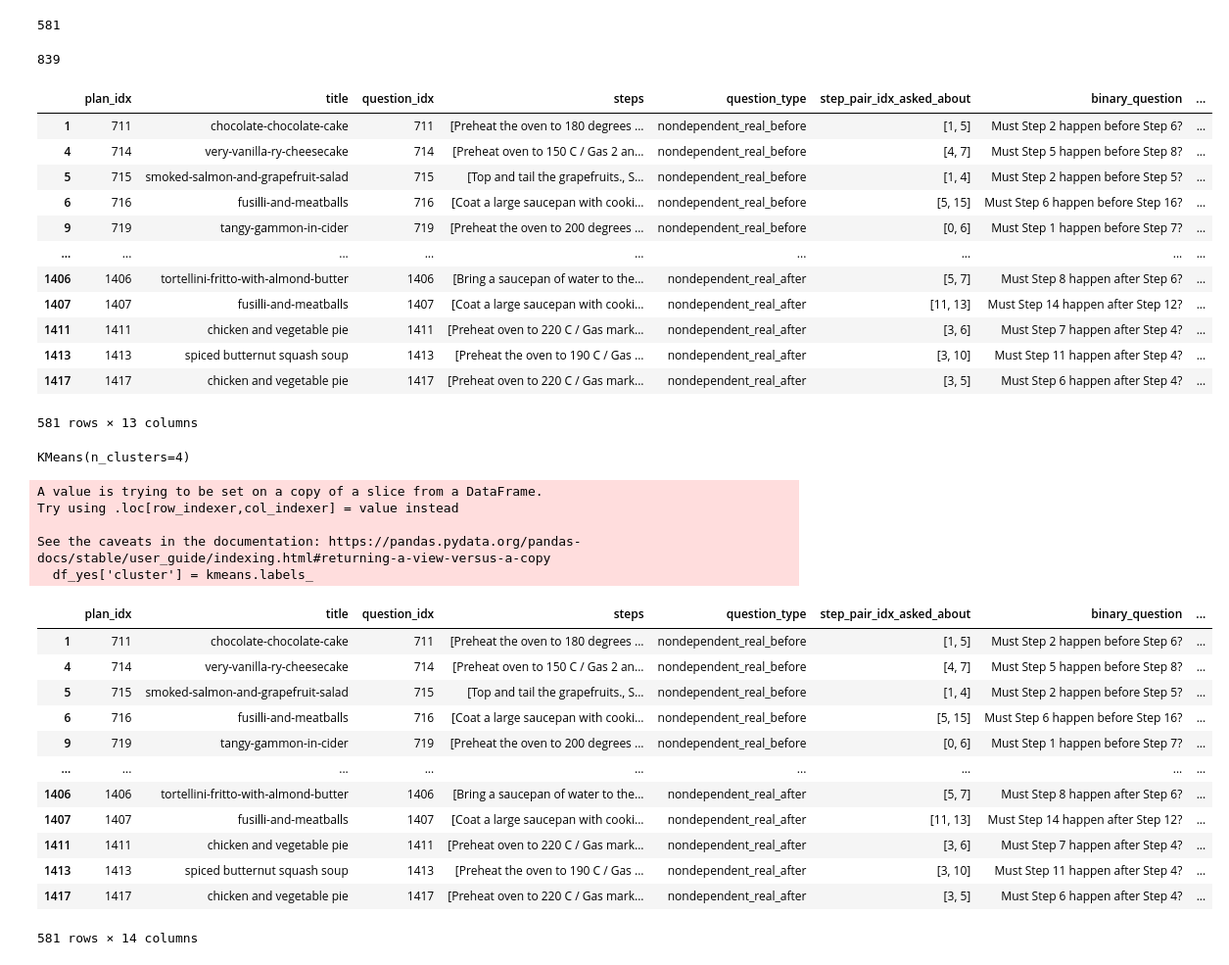
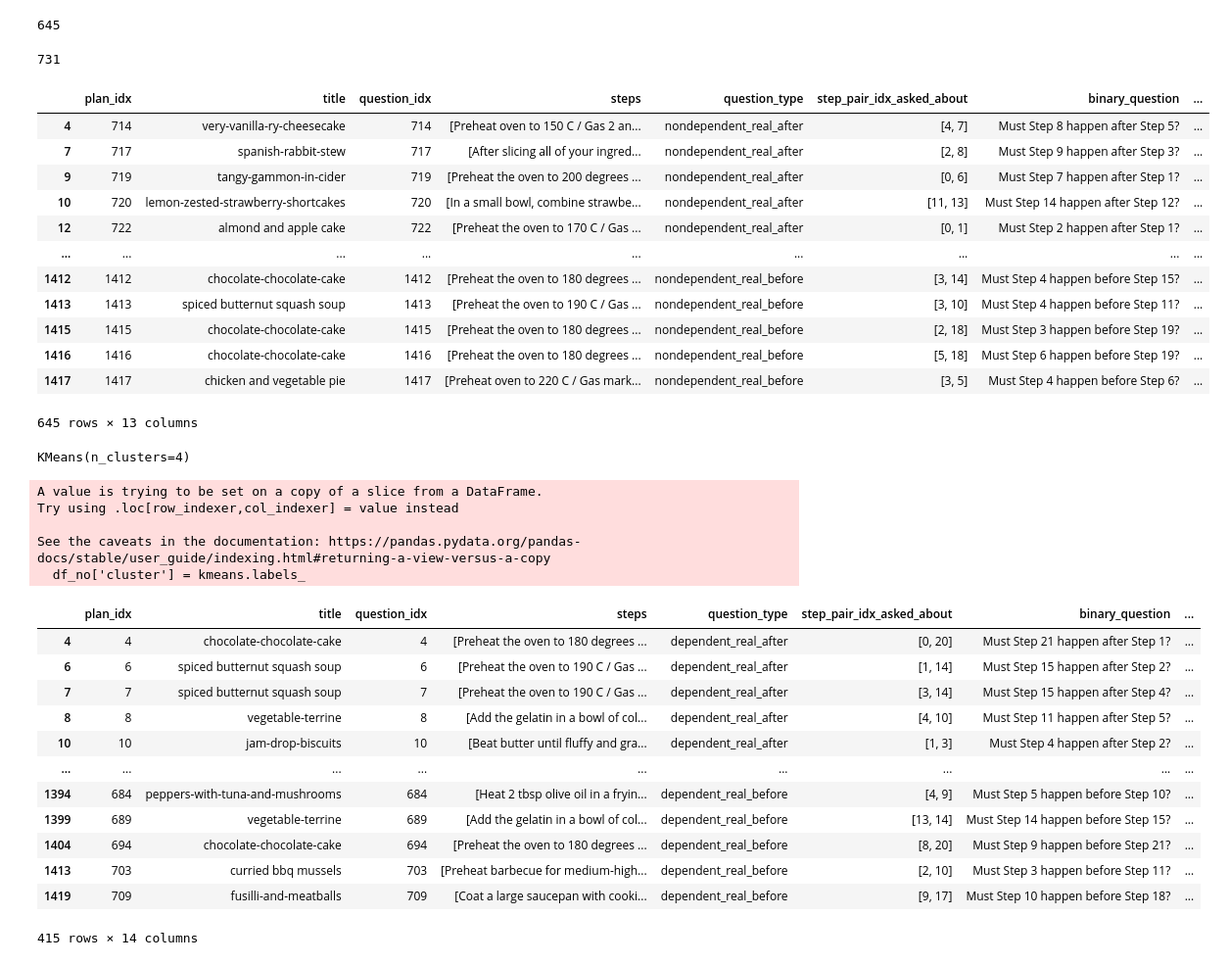
Before and after one commit to delkhosh20/CaT-Bench, a Jupyter notebook: phase2/main.ipynb, the cells around one changed output. Shown at 98% size. Cells and saved outputs as stored; diff of their text form; code cells hidden in the pictures.

Commit message:
change: clean gemini-1.5-pro-latest

````diff
--- a/phase2/main.ipynb
+++ b/phase2/main.ipynb
@@ -6,7 +6,7 @@ import os
 import glob
 
 # Base directory containing all folders
-base_directory = "./generated_answers/gpt-4-turbo-2024-04-09/test_must_why"
+base_directory = "./generated_answers/gemini-1.5-pro-latest/test_must_why"
 
 # Use glob to find all JSONL files recursively
 jsonl_files = glob.glob(os.path.join(base_directory, "**", "*.jsonl"), recursive=True)
@@ -15,7 +15,7 @@ jsonl_files = glob.glob(os.path.join(base_directory, "**", "*.jsonl"), recursive
 #print(jsonl_files)
 # %%
 # List of JSONL files
-files = [['dependent_real_after_basic_binary_explain.jsonl', 'dependent_real_before_basic_binary_explain.jsonl'], ['nondependent_real_after_basic_binary_explain.jsonl', 'nondependent_real_before_basic_binary_explain.jsonl']]
+files = [['dependent_real_after_basic_binary_explain.jsonl', 'dependent_real_before_basic_binary_explain.jsonl'], ['nondependent_real_after_basic_binary_explain_nl.jsonl', 'nondependent_real_before_basic_binary_explain_nl.jsonl']]
 files_to_use = files[1]
 # %%
 #Filter the list of found files based on your selection
@@ -57,15 +61,16 @@ import ast
 def clean_model_answer(text):
     try:
         # Remove newline characters and extra backslashes
-        text = text.replace('\n', '').replace('\\', '').replace("json", "").strip("```")
+        #text = text.replace('\n', '').replace('\\', '').replace("json", "").strip("```")
         # Ensure the JSON string is properly closed
-        if not text.endswith('}'):
-            text += '}'
+        #if not text.endswith('}'):
+        #    text += '}'
         # Parse the string as JSON
-        data = json.loads(text)
+        #data = json.loads(text)
         # Extract the 'binary_answer' and 'why_answer'
-        binary_answer = data.get('binary_answer', '')
-        why_answer = data.get('why_answer', '')
+        data = text.split("\n", 1)
+        binary_answer = data[0].replace('Answer 1: ', '')
+        why_answer = data[1].replace('Answer 2: ', '').replace('\n', '')
         return pd.Series([binary_answer, why_answer])
     except json.JSONDecodeError as e:
         print(f"JSON parsing error: {e}")
@@ -121,29 +126,29 @@ num_no = counts['no']
 # %%
 num_yes
 # %% [output]
-581
+645
 # %%
 num_no
 # %% [output]
-839
+731
 # %%
 df_yes = df_copy[df_copy['binary_answer'] == 'yes']
 # %%
 df_yes
 # %% [output]
 |  | plan_idx | title | question_idx | steps | question_type | step_pair_idx_asked_about | binary_question | ... |
-| 1 | 711 | chocolate-chocolate-cake | 711 | [Preheat the oven to 180 degrees ... | nondependent_real_before | [1, 5] | Must Step 2 happen before Step 6? | ... |
-| 4 | 714 | very-vanilla-ry-cheesecake | 714 | [Preheat oven to 150 C / Gas 2 an... | nondependent_real_before | [4, 7] | Must Step 5 happen before Step 8? | ... |
-| 5 | 715 | smoked-salmon-and-grapefruit-salad | 715 | [Top and tail the grapefruits., S... | nondependent_real_before | [1, 4] | Must Step 2 happen before Step 5? | ... |
-| 6 | 716 | fusilli-and-meatballs | 716 | [Coat a large saucepan with cooki... | nondependent_real_before | [5, 15] | Must Step 6 happen before Step 16? | ... |
-| 9 | 719 | tangy-gammon-in-cider | 719 | [Preheat the oven to 200 degrees ... | nondependent_real_before | [0, 6] | Must Step 1 happen before Step 7? | ... |
+| 4 | 714 | very-vanilla-ry-cheesecake | 714 | [Preheat oven to 150 C / Gas 2 an... | nondependent_real_after | [4, 7] | Must Step 8 happen after Step 5? | ... |
+| 7 | 717 | spanish-rabbit-stew | 717 | [After slicing all of your ingred... | nondependent_real_after | [2, 8] | Must Step 9 happen after Step 3? | ... |
+| 9 | 719 | tangy-gammon-in-cider | 719 | [Preheat the oven to 200 degrees ... | nondependent_real_after | [0, 6] | Must Step 7 happen after Step 1? | ... |
+| 10 | 720 | lemon-zested-strawberry-shortcakes | 720 | [In a small bowl, combine strawbe... | nondependent_real_after | [11, 13] | Must Step 14 happen after Step 12? | ... |
+| 12 | 722 | almond and apple cake | 722 | [Preheat the oven to 170 C / Gas ... | nondependent_real_after | [0, 1] | Must Step 2 happen after Step 1? | ... |
 | ... | ... | ... | ... | ... | ... | ... | ... | ... |
-| 1406 | 1406 | tortellini-fritto-with-almond-butter | 1406 | [Bring a saucepan of water to the... | nondependent_real_after | [5, 7] | Must Step 8 happen after Step 6? | ... |
-| 1407 | 1407 | fusilli-and-meatballs | 1407 | [Coat a large saucepan with cooki... | nondependent_real_after | [11, 13] | Must Step 14 happen after Step 12? | ... |
-| 1411 | 1411 | chicken and vegetable pie | 1411 | [Preheat oven to 220 C / Gas mark... | nondependent_real_after | [3, 6] | Must Step 7 happen after Step 4? | ... |
-| 1413 | 1413 | spiced butternut squash soup | 1413 | [Preheat the oven to 190 C / Gas ... | nondependent_real_after | [3, 10] | Must Step 11 happen after Step 4? | ... |
-| 1417 | 1417 | chicken and vegetable pie | 1417 | [Preheat oven to 220 C / Gas mark... | nondependent_real_after | [3, 5] | Must Step 6 happen after Step 4? | ... |
+| 1412 | 1412 | chocolate-chocolate-cake | 1412 | [Preheat the oven to 180 degrees ... | nondependent_real_before | [3, 14] | Must Step 4 happen before Step 15? | ... |
+| 1413 | 1413 | spiced butternut squash soup | 1413 | [Preheat the oven to 190 C / Gas ... | nondependent_real_before | [3, 10] | Must Step 4 happen before Step 11? | ... |
+| 1415 | 1415 | chocolate-chocolate-cake | 1415 | [Preheat the oven to 180 degrees ... | nondependent_real_before | [2, 18] | Must Step 3 happen before Step 19? | ... |
+| 1416 | 1416 | chocolate-chocolate-cake | 1416 | [Preheat the oven to 180 degrees ... | nondependent_real_before | [5, 18] | Must Step 6 happen before Step 19? | ... |
+| 1417 | 1417 | chicken and vegetable pie | 1417 | [Preheat oven to 220 C / Gas mark... | nondependent_real_before | [3, 5] | Must Step 4 happen before Step 6? | ... |
-581 rows × 13 columns
+645 rows × 13 columns
 # %%
 from sklearn.feature_extraction.text import CountVectorizer
 from sklearn.cluster import KMeans
@@ -161,29 +166,29 @@ kmeans.fit(X)
 KMeans(n_clusters=4)
 # %%
 # Add cluster labels
-df_yes['cluster'] = kmeans.labels_
+df_no['cluster'] = kmeans.labels_
 # %% [output]
 A value is trying to be set on a copy of a slice from a DataFrame.
 Try using .loc[row_indexer,col_indexer] = value instead
 
 See the caveats in the documentation: https://pandas.pydata.org/pandas-docs/stable/user_guide/indexing.html#returning-a-view-versus-a-copy
-  df_yes['cluster'] = kmeans.labels_
+  df_no['cluster'] = kmeans.labels_
 # %%
-df_yes
+df_no
 # %% [output]
 |  | plan_idx | title | question_idx | steps | question_type | step_pair_idx_asked_about | binary_question | ... |
-| 1 | 711 | chocolate-chocolate-cake | 711 | [Preheat the oven to 180 degrees ... | nondependent_real_before | [1, 5] | Must Step 2 happen before Step 6? | ... |
-| 4 | 714 | very-vanilla-ry-cheesecake | 714 | [Preheat oven to 150 C / Gas 2 an... | nondependent_real_before | [4, 7] | Must Step 5 happen before Step 8? | ... |
-| 5 | 715 | smoked-salmon-and-grapefruit-salad | 715 | [Top and tail the grapefruits., S... | nondependent_real_before | [1, 4] | Must Step 2 happen before Step 5? | ... |
-| 6 | 716 | fusilli-and-meatballs | 716 | [Coat a large saucepan with cooki... | nondependent_real_before | [5, 15] | Must Step 6 happen before Step 16? | ... |
-| 9 | 719 | tangy-gammon-in-cider | 719 | [Preheat the oven to 200 degrees ... | nondependent_real_before | [0, 6] | Must Step 1 happen before Step 7? | ... |
+| 4 | 4 | chocolate-chocolate-cake | 4 | [Preheat the oven to 180 degrees ... | dependent_real_after | [0, 20] | Must Step 21 happen after Step 1? | ... |
+| 6 | 6 | spiced butternut squash soup | 6 | [Preheat the oven to 190 C / Gas ... | dependent_real_after | [1, 14] | Must Step 15 happen after Step 2? | ... |
+| 7 | 7 | spiced butternut squash soup | 7 | [Preheat the oven to 190 C / Gas ... | dependent_real_after | [3, 14] | Must Step 15 happen after Step 4? | ... |
+| 8 | 8 | vegetable-terrine | 8 | [Add the gelatin in a bowl of col... | dependent_real_after | [4, 10] | Must Step 11 happen after Step 5? | ... |
+| 10 | 10 | jam-drop-biscuits | 10 | [Beat butter until fluffy and gra... | dependent_real_after | [1, 3] | Must Step 4 happen after Step 2? | ... |
 | ... | ... | ... | ... | ... | ... | ... | ... | ... |
-| 1406 | 1406 | tortellini-fritto-with-almond-butter | 1406 | [Bring a saucepan of water to the... | nondependent_real_after | [5, 7] | Must Step 8 happen after Step 6? | ... |
-| 1407 | 1407 | fusilli-and-meatballs | 1407 | [Coat a large saucepan with cooki... | nondependent_real_after | [11, 13] | Must Step 14 happen after Step 12? | ... |
-| 1411 | 1411 | chicken and vegetable pie | 1411 | [Preheat oven to 220 C / Gas mark... | nondependent_real_after | [3, 6] | Must Step 7 happen after Step 4? | ... |
-| 1413 | 1413 | spiced butternut squash soup | 1413 | [Preheat the oven to 190 C / Gas ... | nondependent_real_after | [3, 10] | Must Step 11 happen after Step 4? | ... |
-| 1417 | 1417 | chicken and vegetable pie | 1417 | [Preheat oven to 220 C / Gas mark... | nondependent_real_after | [3, 5] | Must Step 6 happen after Step 4? | ... |
+| 1394 | 684 | peppers-with-tuna-and-mushrooms | 684 | [Heat 2 tbsp olive oil in a fryin... | dependent_real_before | [4, 9] | Must Step 5 happen before Step 10? | ... |
+| 1399 | 689 | vegetable-terrine | 689 | [Add the gelatin in a bowl of col... | dependent_real_before | [13, 14] | Must Step 14 happen before Step 15? | ... |
+| 1404 | 694 | chocolate-chocolate-cake | 694 | [Preheat the oven to 180 degrees ... | dependent_real_before | [8, 20] | Must Step 9 happen before Step 21? | ... |
+| 1413 | 703 | curried bbq mussels | 703 | [Preheat barbecue for medium-high... | dependent_real_before | [2, 10] | Must Step 3 happen before Step 11? | ... |
+| 1419 | 709 | fusilli-and-meatballs | 709 | [Coat a large saucepan with cooki... | dependent_real_before | [9, 17] | Must Step 10 happen before Step 18? | ... |
-581 rows × 14 columns
+415 rows × 14 columns
 # %%
 df_yes.to_csv('nondependent_real_basic_binary_explain_yes.csv', index=False)
 # %%
````
Also changed, not shown: parts of 5 cells of this notebook.
